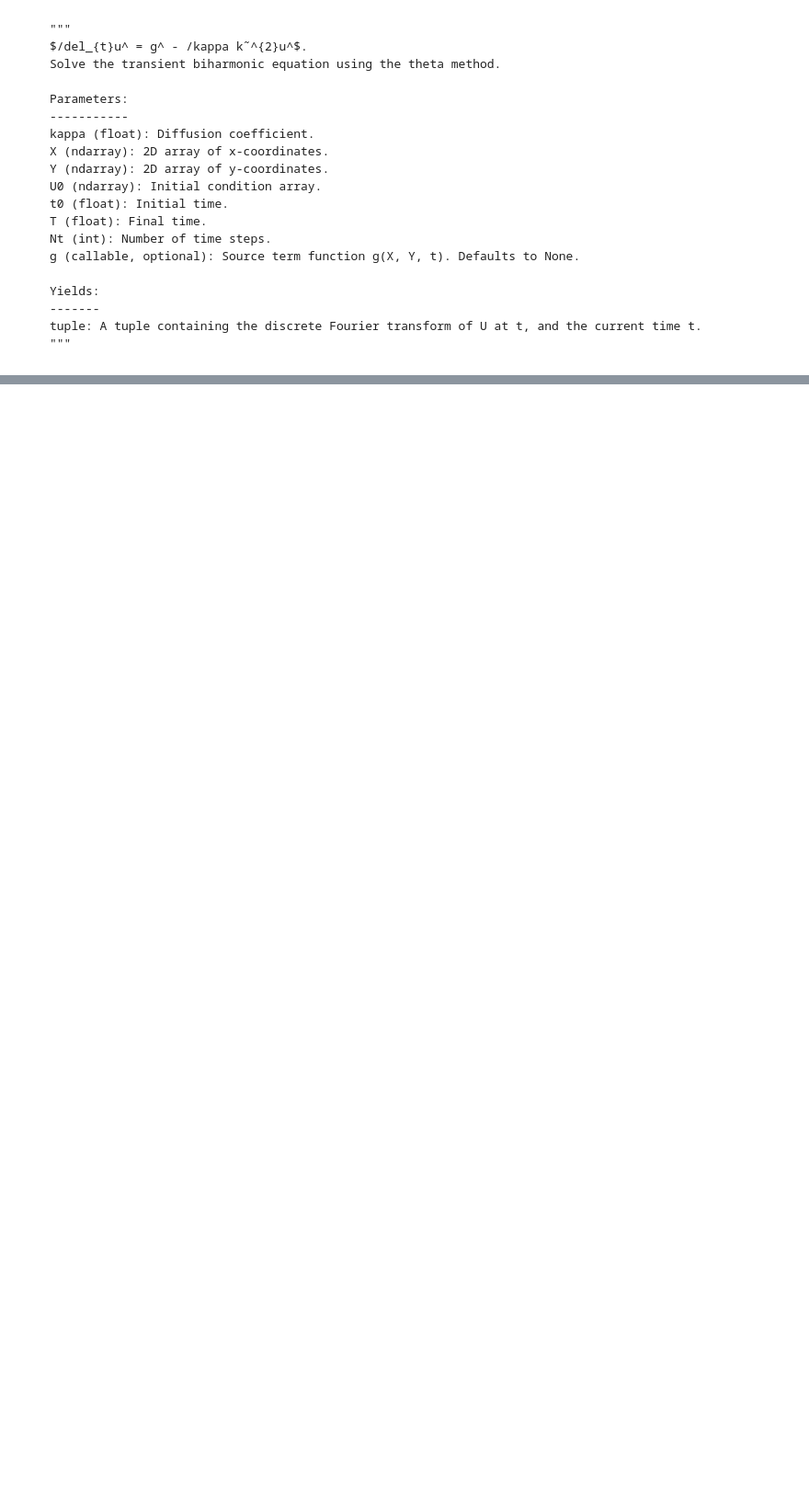
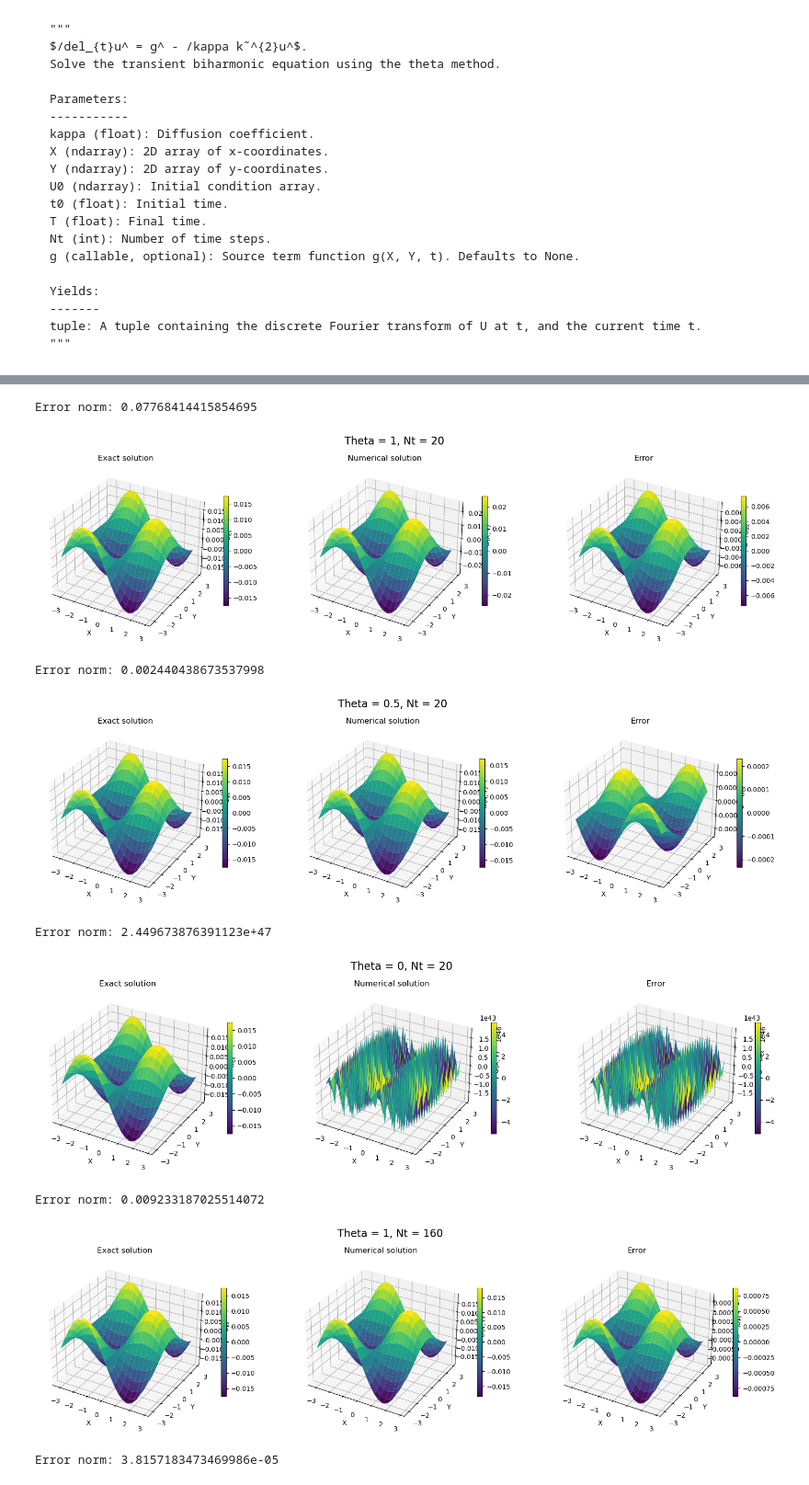
Before and after one commit to marieke-vaske/VitBer-InMat, a Jupyter notebook: Marieke prøver ting.ipynb, the cells around one changed output, grey strips where cells are left out. Shown at 92% size. Cells and saved outputs as stored; diff of their text form; code cells hidden in the pictures; blank space fills up the shorter version.

```diff
--- a/Marieke prøver ting.ipynb
+++ b/Marieke prøver ting.ipynb
@@ -142,0 +154,39 @@ Error norm: 0.004597869667718711
+# %%
+# Første konstruerte løsning
+u_ex = lambda x, y, t: np.sin(x)*np.cos(y)*np.exp(-lam * kappa * t)
+
+U0 = u_ex(X, Y, t0) # Initialbetingelse
+theta = 1
+Nts_plot = [20, 160, 640]
+thetas = [1, 0.5, 0]
+
+for Nt in Nts_plot:
+    for theta in thetas:
+        solver = transient_biharmonic_solver(kappa=kappa,
+                                            X=X, Y=Y, U0=U0,
+                                            t0=t0, T=T, Nt=Nt,
+                                            Lx=Lx, Ly=Ly,
+                                            theta=theta,
+                                            g=None)
+
+
+        # Itererer gjennom tuple objektet som gis av funksjonen og oppdaterer slik at vi plotter løsning ved T=1
+        for Uhat, t in solver:
+
+            U = ifft2(Uhat).real # Finner U i fysisk rom ved invers fourier transform
+            Tfinal = t
+
+        Uex = u_ex(X, Y, Tfinal) # Beregner eksakt løsn. ved T=1 på samme fysiske domenet som num. løsn.
+
+        U_err = U - Uex # Finner enkel feil  til illustrasjon
+        plot(Uex, U)
+# %% [output]
+Error norm: 0.07768414415854695
+[figure, added]
+Error norm: 0.002440438673537998
+[figure, added]
+Error norm: 2.449673876391123e+47
+[figure, added]
+Error norm: 0.009233187025514072
+[figure, added]
+Error norm: 3.8157183473469986e-05
```
Also changed, not shown: parts of 21 cells of this notebook, 1 other file.
